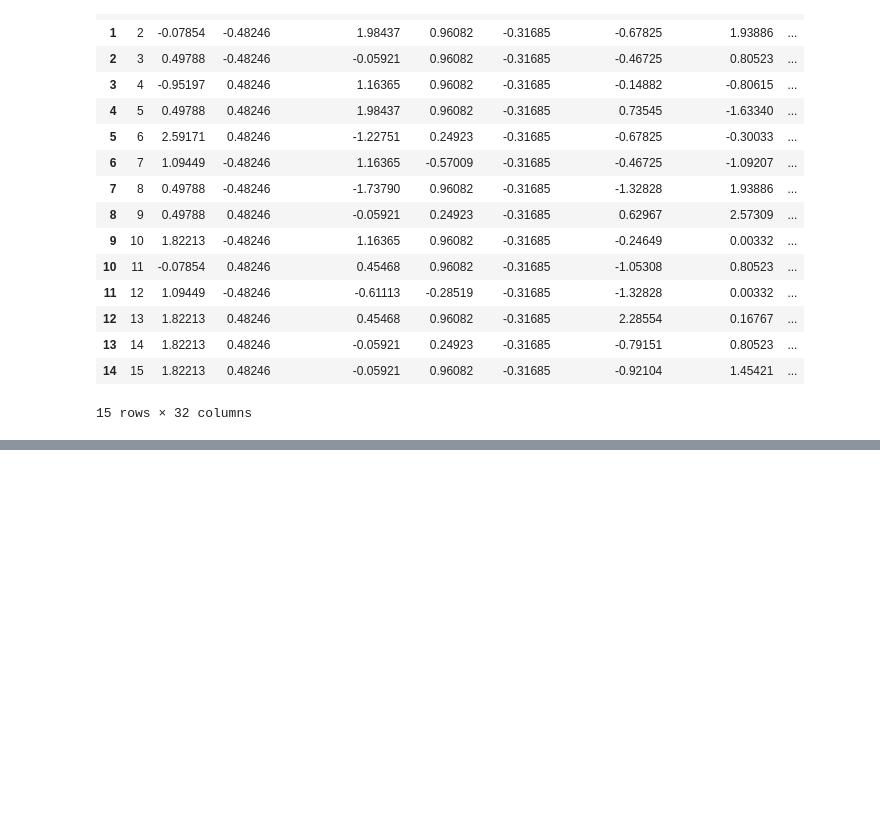
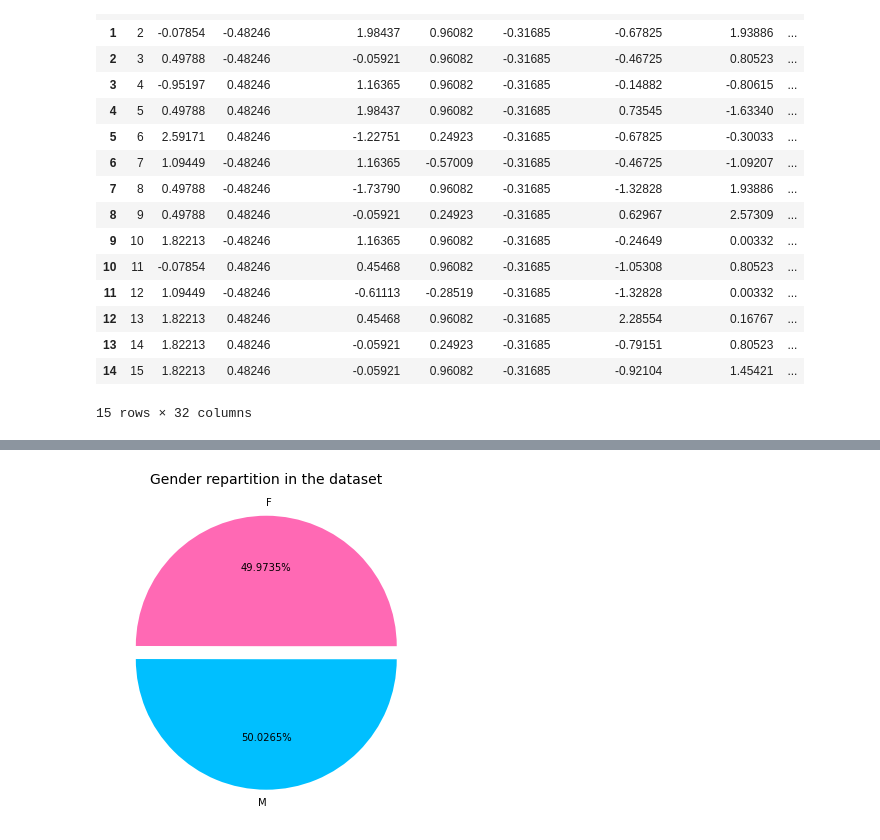
Before and after one commit to m-cheicki/data-viz_drug_consumption, a Jupyter notebook: analysis.ipynb, the cells around one changed output, grey strips where cells are left out. Cells and saved outputs as stored; diff of their text form; code cells hidden in the pictures; blank space fills up the shorter version.

Commit message:
Starting analysis and plotting some plots

```diff
--- a/analysis.ipynb
+++ b/analysis.ipynb
@@ -209,0 +175,15 @@ You should consider upgrading via the '/opt/venv/bin/python -m pip install --upg
+# %%
+repartition_gender = dataset.groupby("GENDER").GENDER.count()
+repartition_age = dataset.groupby("AGE").AGE.count()
+repartition_country = dataset.groupby("COUNTRY").COUNTRY.count()
+# %%
+pie, ax = plt.subplots(figsize=[10,6])
+plt.pie(x = repartition_gender,
+        labels = repartition_gender.index,
+        explode = [0.05]*len(repartition_gender),
+        autopct="%.4f%%",
+        colors = ["hotpink", "deepskyblue"])
+plt.title("Gender repartition in the dataset", fontsize=14);
+pie.savefig("charts/GenderRepartition.png")
+# %% [output]
+[figure, added]
```
Also changed, not shown: parts of 22 cells of this notebook, 3 other files.
